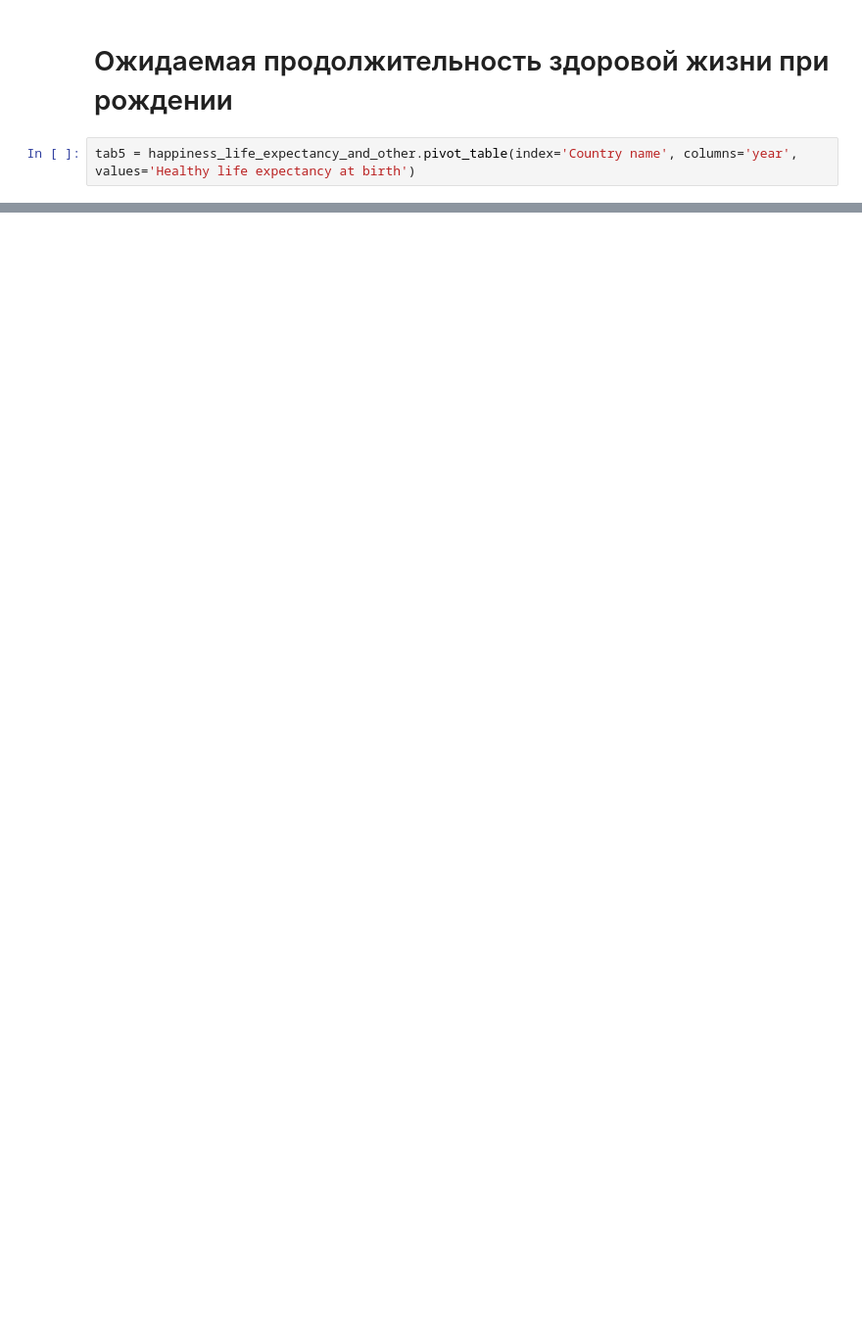
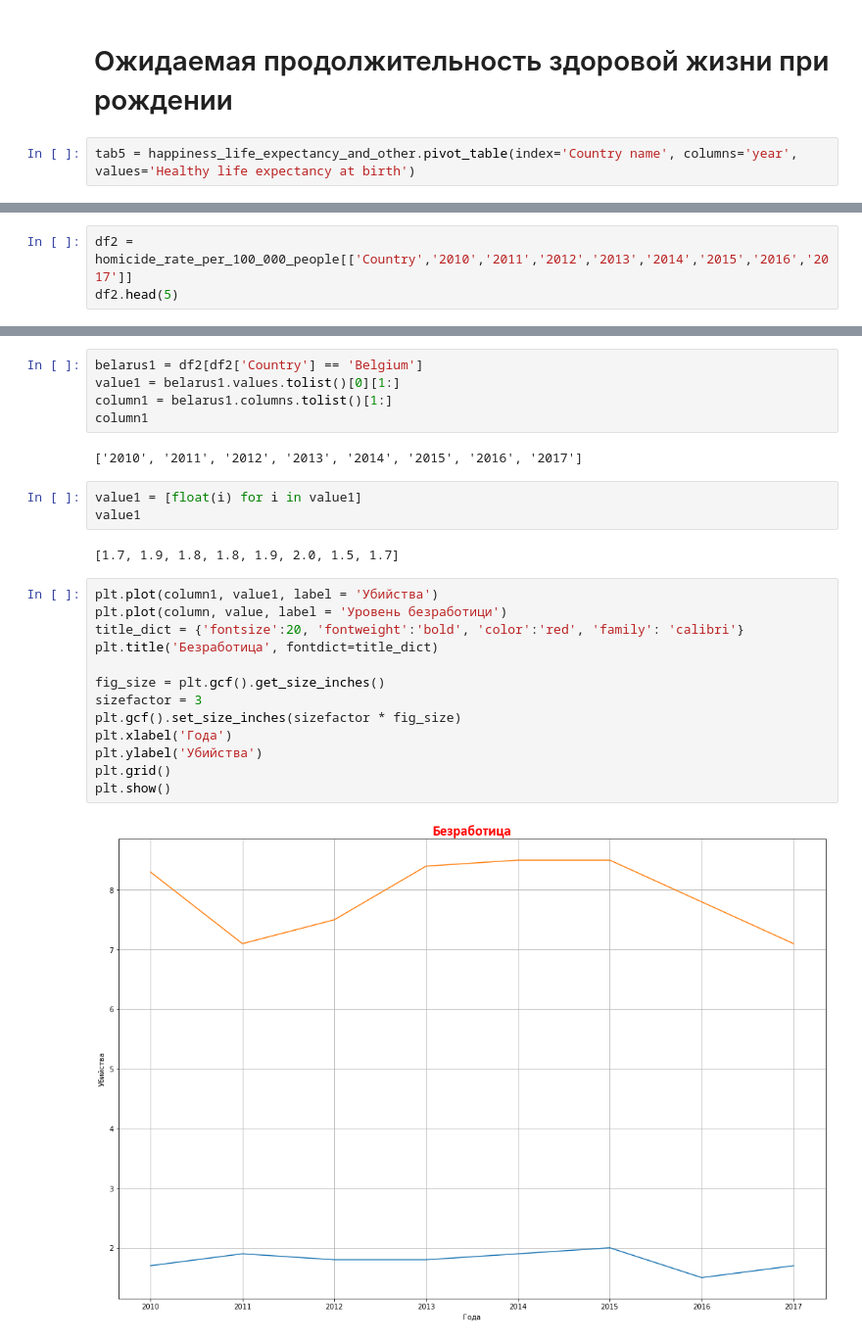
Before and after one commit to team-hack-0819/social-env, a Jupyter notebook: data.ipynb, the cells around one changed output, grey strips where cells are left out. Shown at 98% size. Drawn from its saved outputs; the diff is of its cells as text; blank space fills up the shorter version.

```diff
--- a/data.ipynb
+++ b/data.ipynb
@@ -186,0 +212,3 @@ tab6.head()
+# %%
+df2 = homicide_rate_per_100_000_people[['Country','2010','2011','2012','2013','2014','2015','2016','2017']]
+df2.head(5)
@@ -186,0 +222,27 @@ tab6.head()
+# %%
+belarus1 = df2[df2['Country'] == 'Belgium']
+value1 = belarus1.values.tolist()[0][1:]
+column1 = belarus1.columns.tolist()[1:]
+column1
+# %% [output]
+['2010', '2011', '2012', '2013', '2014', '2015', '2016', '2017']
+# %%
+value1 = [float(i) for i in value1]
+value1
+# %% [output]
+[1.7, 1.9, 1.8, 1.8, 1.9, 2.0, 1.5, 1.7]
+# %%
+plt.plot(column1, value1, label = 'Убийства')
+plt.plot(column, value, label = 'Уровень безработици')
+title_dict = {'fontsize':20, 'fontweight':'bold', 'color':'red', 'family': 'calibri'}
+plt.title('Безработица', fontdict=title_dict)
+
+fig_size = plt.gcf().get_size_inches()
+sizefactor = 3
+plt.gcf().set_size_inches(sizefactor * fig_size)
+plt.xlabel('Года')
+plt.ylabel('Убийства')
+plt.grid()
+plt.show()
+# %% [output]
+[figure, added]
```
Also changed, not shown: parts of 10 cells of this notebook.
